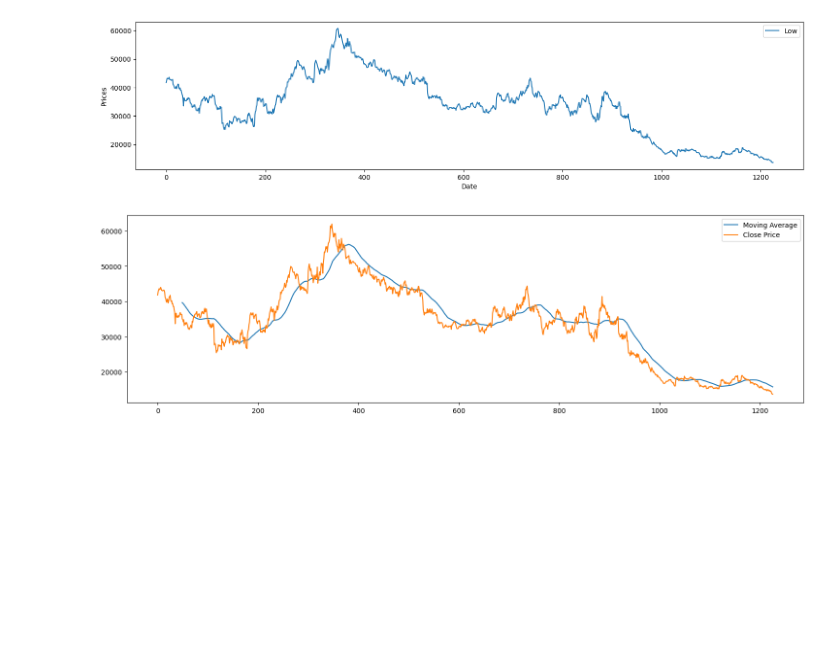
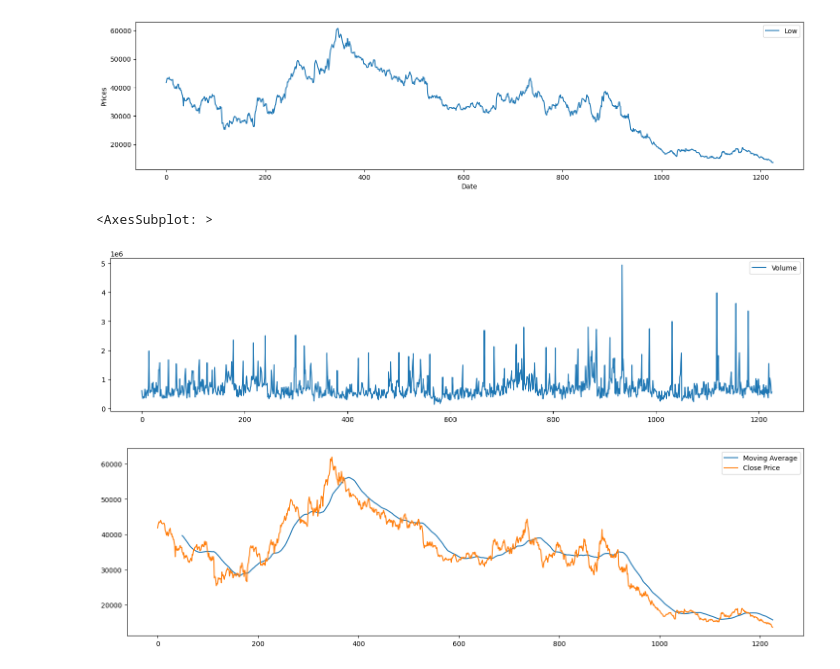
Before and after one commit to taharathussain/Stock-Price-Prediction, a Jupyter notebook: Code.ipynb, the cells around one changed output. Drawn from its saved outputs; the diff is of its cells as text; code cells hidden in the pictures; blank space fills up the shorter version.

```diff
--- a/Code.ipynb
+++ b/Code.ipynb
@@ -154,6 +155,11 @@ plt.legend()
 plt.show()
 # %% [output]
 [figure]
+# %%
+df_train['Volume'].plot(legend=True, figsize=(18,4))
+# %% [output]
+<AxesSubplot: >
+[figure, added]
 # %%
 df_train['Moving_Average'] = df_train['Close'].rolling(50).mean()
 #plot the moving average
```
Also changed, not shown: parts of 13 cells of this notebook.
